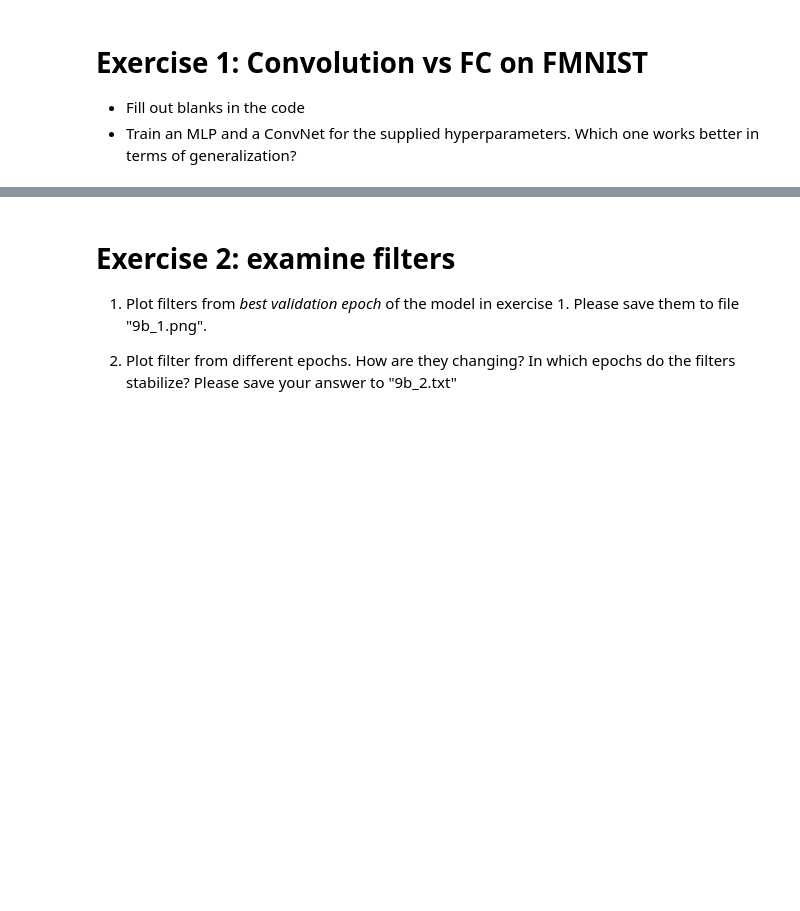
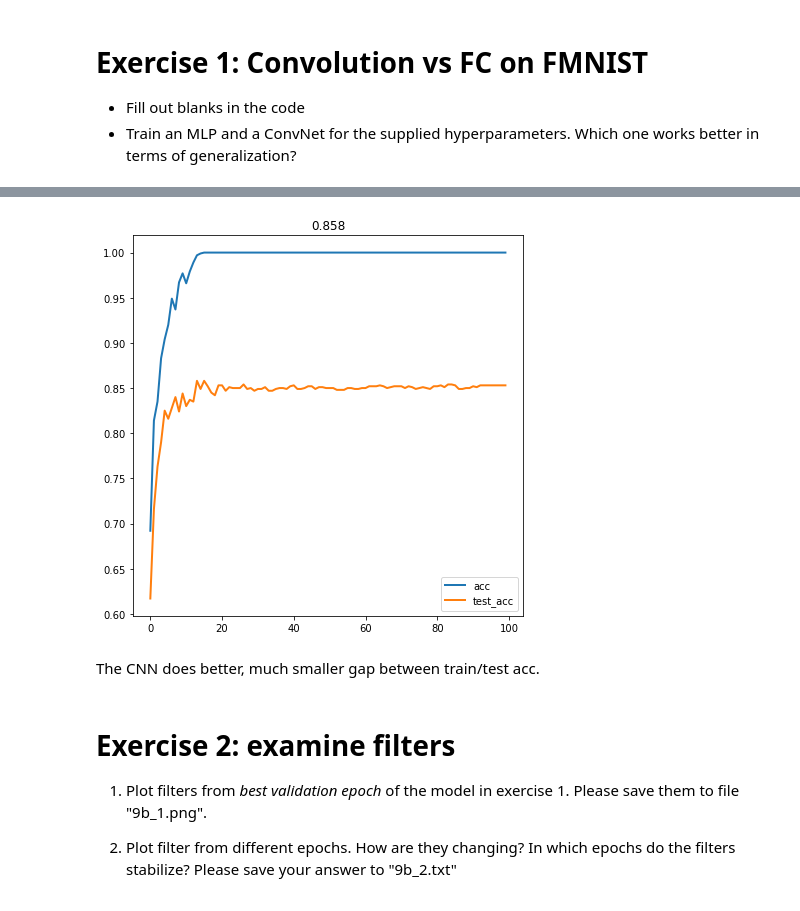
Before and after one commit to kgalias/nn2018, a Jupyter notebook: lab/9b_conv.ipynb, the cells around one changed output, grey strips where cells are left out. Saved outputs shown, nothing was run; the diff lists cells and outputs as text; code cells hidden in the pictures; blank space fills up the shorter version.

```diff
--- a/lab/9b_conv.ipynb
+++ b/lab/9b_conv.ipynb
@@ -100,11 +112,17 @@ plot(H)
 # %%
 ## Starting code for training a MLP.
 
 model = build_mlp(784, 10)
 loss = torch.nn.CrossEntropyLoss(size_average=True)
 optimizer = optim.SGD(model.parameters(), lr=0.1, momentum=0.9)
 H_mlp = train(loss=loss, model=model, x_train=x_train, y_train=y_train,
           x_test=x_test, y_test=y_test, optim=optimizer, batch_size=128, n_epochs=100)
+
+plot(H_mlp)
+# %% [output]
+[figure, added]
+# %% [markdown]
+The CNN does better, much smaller gap between train/test acc.
 # %% [markdown]
 # Exercise 2: examine filters
 
```
Also changed, not shown: parts of 19 cells of this notebook, 1 other file.
